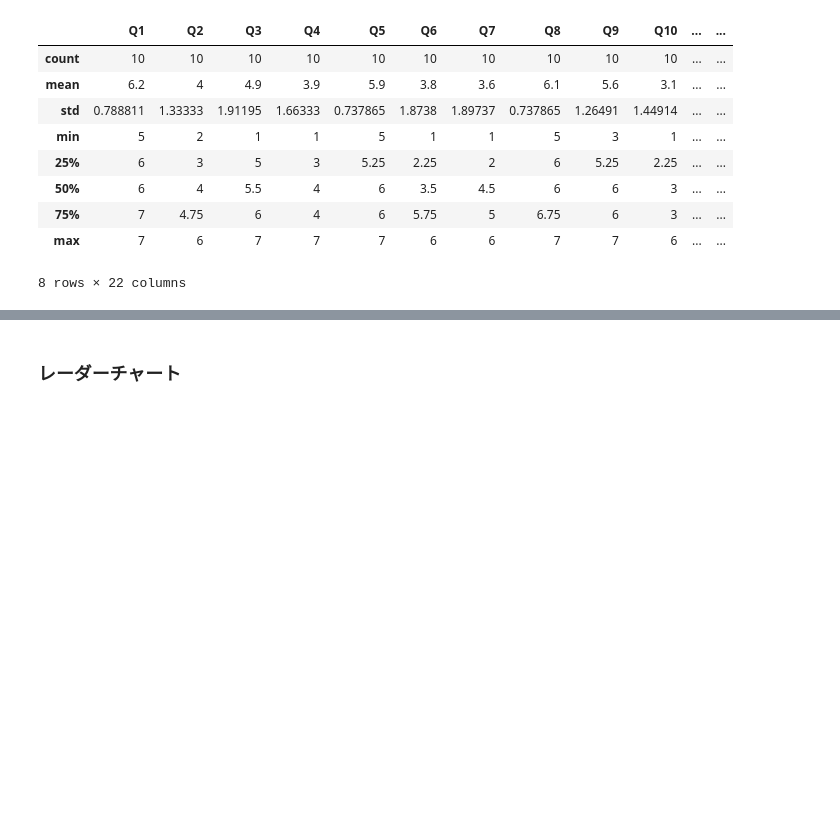
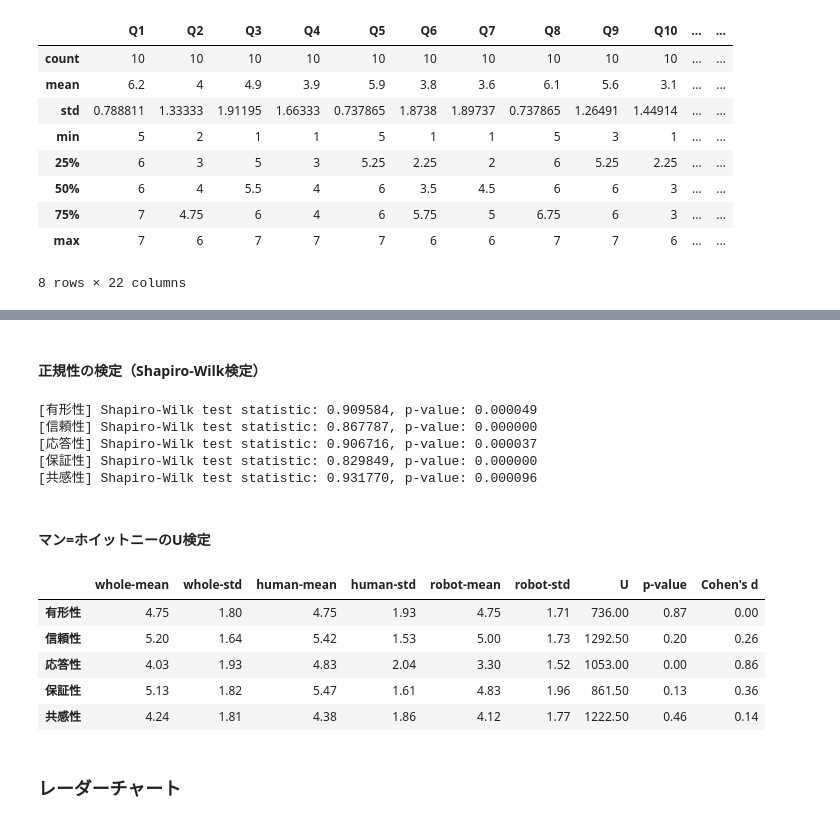
Before and after one commit to hayaponpoco/CommU_cafe, a Jupyter notebook: analysis/analysis.ipynb, the cells around one changed output, grey strips where cells are left out. Cells and saved outputs as stored; diff of their text form; code cells hidden in the pictures; blank space fills up the shorter version.

Commit message:
[add] tests of SERVQUAL and Confirmatory Factor Analysis

```diff
--- a/analysis/analysis.ipynb
+++ b/analysis/analysis.ipynb
@@ -239,3 +250,68 @@ fa_data_robot.describe().apply(lambda s: s.apply(lambda x: format(x, 'g')))
+# %% [markdown]
+#### 正規性の検定（Shapiro-Wilk検定）
+# %%
+from scipy.stats import shapiro
+
+for dim in dimensions.keys():
+    df_vertical = pd.melt(fa_data.loc[:, dimensions[dim]])
+    W, p_shapiro = shapiro(df_vertical['value'])
+    print('[%s] Shapiro-Wilk test statistic: %f, p-value: %f'%(dim, W, p_shapiro))
+# %% [output]
+[有形性] Shapiro-Wilk test statistic: 0.909584, p-value: 0.000049
+[信頼性] Shapiro-Wilk test statistic: 0.867787, p-value: 0.000000
+[応答性] Shapiro-Wilk test statistic: 0.906716, p-value: 0.000037
+[保証性] Shapiro-Wilk test statistic: 0.829849, p-value: 0.000000
+[共感性] Shapiro-Wilk test statistic: 0.931770, p-value: 0.000096
+# %% [markdown]
+#### マン=ホイットニーのU検定
+# %%
+def cohens_d(x1, x2):
+    n1 = len(x1)
+    n2 = len(x2)
+    x1_mean = x1.mean()
+    x2_mean = x2.mean()
+    s1 = x1.std()
+    s2 = x2.std()
+    s = np.sqrt((n1*np.square(s1)+n2*np.square(s2))/(n1+n2))
+    d = np.abs(x1_mean-x2_mean)/s
+    return d
+# %%
+from scipy.stats import mannwhitneyu
+
+df_res = pd.DataFrame({
+    'whole-mean': 0.0, 'whole-std': 0.0,
+    'human-mean': 0.0, 'human-std': 0.0,
+    'robot-mean': 0.0, 'robot-std': 0.0,
+    'U': 0.0, 'p-value': 0.0, "Cohen's d": 0.0
+}, index=dimensions)
+
+for dim in dimensions.keys():
+    whole_vertical = pd.melt(fa_data.loc[:, dimensions[dim]])
+    df_res.loc[dim, 'whole-mean'] = whole_vertical['value'].mean()
+    df_res.loc[dim, 'whole-std'] = whole_vertical['value'].std()
+
+    human_vertical = pd.melt(fa_data_human.loc[:, dimensions[dim]])
+    df_res.loc[dim, 'human-mean'] = human_vertical['value'].mean()
+    df_res.loc[dim, 'human-std'] = human_vertical['value'].std()
+
+    robot_vertical = pd.melt(fa_data_robot.loc[:, dimensions[dim]])
+    df_res.loc[dim, 'robot-mean'] = robot_vertical['value'].mean()
+    df_res.loc[dim, 'robot-std'] = robot_vertical['value'].std()
+
+    U, p_mannwhitneyu = mannwhitneyu(human_vertical['value'], robot_vertical['value'])
+    d = cohens_d(human_vertical['value'], robot_vertical['value'])
+    df_res.loc[dim, 'U'] = U
+    df_res.loc[dim, 'p-value'] = p_mannwhitneyu
+    df_res.loc[dim, "Cohen's d"] = d
+
+df_res.apply(lambda s: s.apply(lambda x: format(x, '.2f')))
+# %% [output]
+|  | whole-mean | whole-std | human-mean | human-std | robot-mean | robot-std | U | p-value | Cohen's d |
+| 有形性 | 4.75 | 1.80 | 4.75 | 1.93 | 4.75 | 1.71 | 736.00 | 0.87 | 0.00 |
+| 信頼性 | 5.20 | 1.64 | 5.42 | 1.53 | 5.00 | 1.73 | 1292.50 | 0.20 | 0.26 |
+| 応答性 | 4.03 | 1.93 | 4.83 | 2.04 | 3.30 | 1.52 | 1053.00 | 0.00 | 0.86 |
+| 保証性 | 5.13 | 1.82 | 5.47 | 1.61 | 4.83 | 1.96 | 861.50 | 0.13 | 0.36 |
+| 共感性 | 4.24 | 1.81 | 4.38 | 1.86 | 4.12 | 1.77 | 1222.50 | 0.46 | 0.14 |
 # %% [markdown]
 ### レーダーチャート
 # %% [markdown]
```
Also changed, not shown: parts of 11 cells of this notebook, 7 other files.
